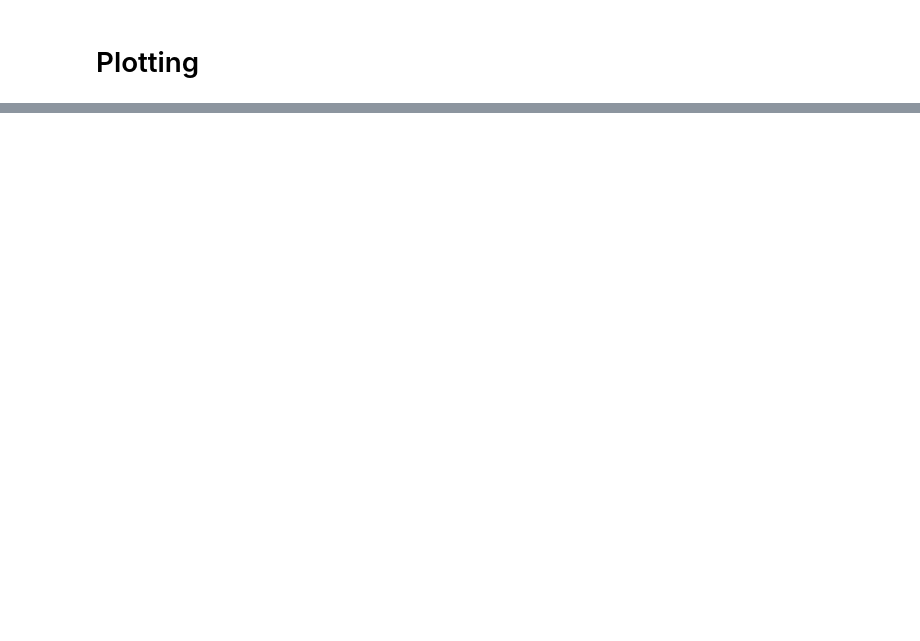
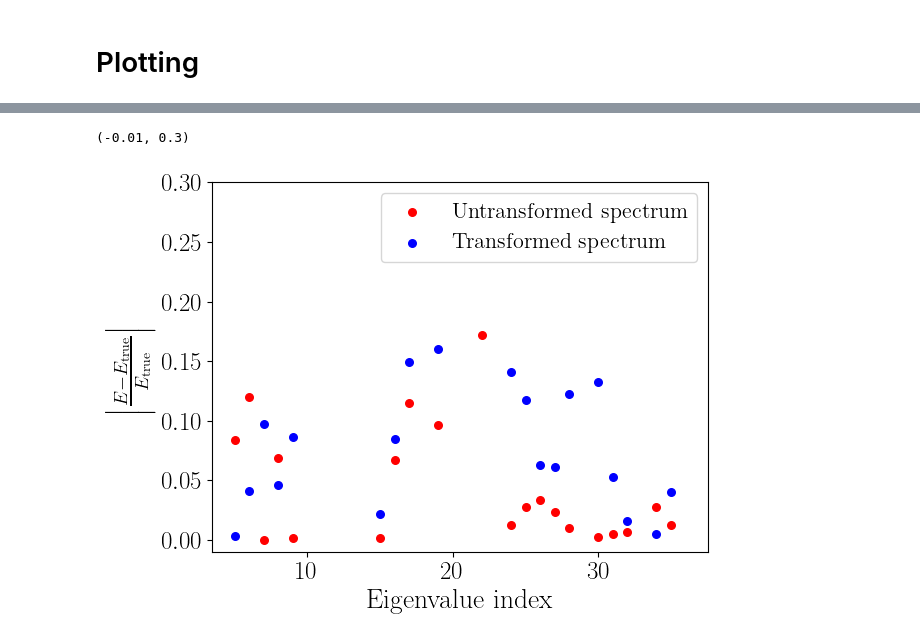
Before and after one commit to qcode-uni-a/sympt, a Jupyter notebook: examples/F2_Stochastic_Matrix.ipynb, the cells around one changed output, grey strips where cells are left out. Cells and saved outputs as stored; diff of their text form; code cells hidden in the pictures; blank space fills up the shorter version.

```diff
--- a/examples/F2_Stochastic_Matrix.ipynb
+++ b/examples/F2_Stochastic_Matrix.ipynb
@@ -173,42 +222,37 @@ fig.colorbar(mapp)
 def error(true_spect, eff_spect):
     diff =  eff_spect - true_spect
     return np.abs(diff / true_spect)
-
-true_spectrum = np.sort(np.array(H.subs(values).diagonalize()[1].diagonal()).astype(float)) # obtaining true spectrum (sorting for correct matching)
-effe_spectrum = np.sort(fn(*vals)[diag_idx].astype(float))
-err_not = error(true_spectrum, np.array(H.diagonal().subs(values)).astype(float))[0] # error of diagonal elements by doing nothing
+# H0, H1, H2, H3, H4, H5 = [np.array(Hi, dtype = float) for Hi in list(Eff_Frame.corrections.values())]
+true_spectrum = np.sort(np.array(H.xreplace(values).diagonalize()[1].diagonal()).astype(float)) # obtaining true spectrum (sorting for correct matching)
+effe_spectrum = np.sort(np_result[diag_idx].astype(float))
+err_not = error(true_spectrum, np.array(H.diagonal().xreplace(values)).astype(float))[0] # error of diagonal elements by doing nothing
 err_eff = error(true_spectrum, effe_spectrum)[0] # error of effective spectrum
 # %%
 tmp1 = np.where(SymPT != 0)[0] # getting indices of mask
 changed_diags = np.array(list(set(tmp1))) # getting indices of decoupled energies
 
-fig, ax = plt.subplots(dpi = 200)
+fig, ax = plt.subplots(dpi = 100)
 yes = True
 for n, error in enumerate(err_not):
-    #marker = "o"
-    #c = "k"
     if n in changed_diags: # if plotting decoupled energy
         marker = "o"
         c = "r"
         ax.scatter(n, error, marker = marker, c = c, s = 30, label = r"$\mathrm{Untransformed}$ $\mathrm{spectrum}$" if yes else None)
         yes = False
-    else:
-        pass
-        #ax.scatter(n, error, marker = marker, c = c, s = 10)
+
 yes = True
 for n, error in enumerate(err_eff):
-    #marker = "D"
-    #c = "k"
     if n in changed_diags: # if plotting decoupled energy
         marker = "o"
         c = "b"
         scatter = ax.scatter(n, error, marker = marker, c = c, s = 30, label = r"$\mathrm{Transformed}$ $\mathrm{spectrum}$" if yes else None)
         yes = False
-    else:
-        #ax.scatter(n, error, marker = marker, c = c, s = 10)
-        pass
+
 ax.legend(fontsize=fntsize*0.8, loc=0)
 ax.set_xlabel(r"$\mathrm{Eigenvalue}$ $\mathrm{index}$", fontsize = fntsize)
 ax.set_ylabel(r"$\left|\frac{E - E_\mathrm{true}}{E_\mathrm{true}}\right|$", fontsize = fntsize)
 ax.set_ylim(-0.01,0.3)
 #fig.savefig(dir_images+'decoupled_energies_error.pdf',  bbox_inches='tight')
+# %% [output]
+(-0.01, 0.3)
+[figure, added]
```
Also changed, not shown: parts of 19 cells of this notebook, 1 other file.
